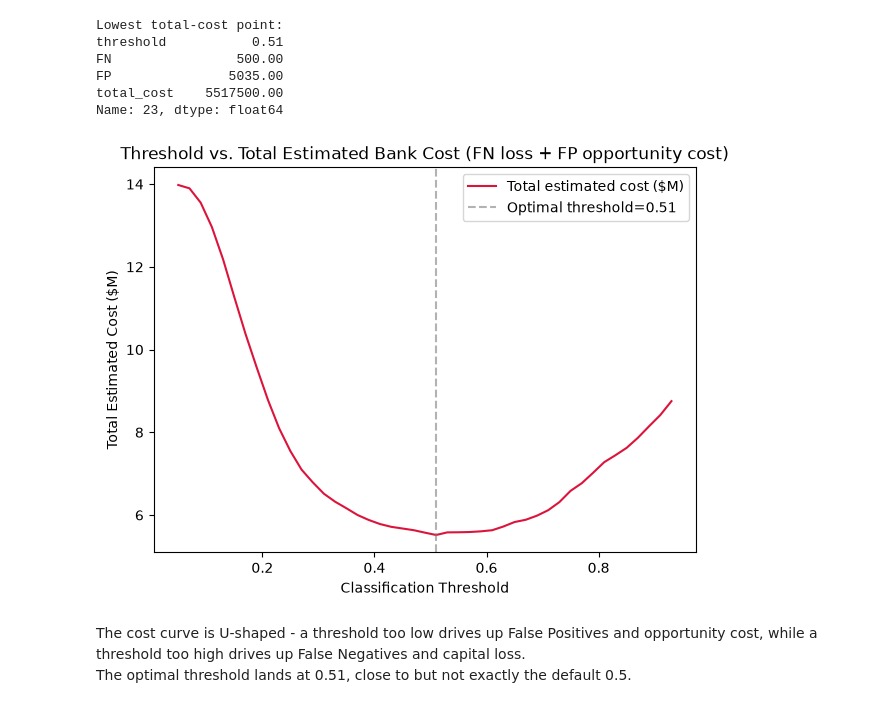
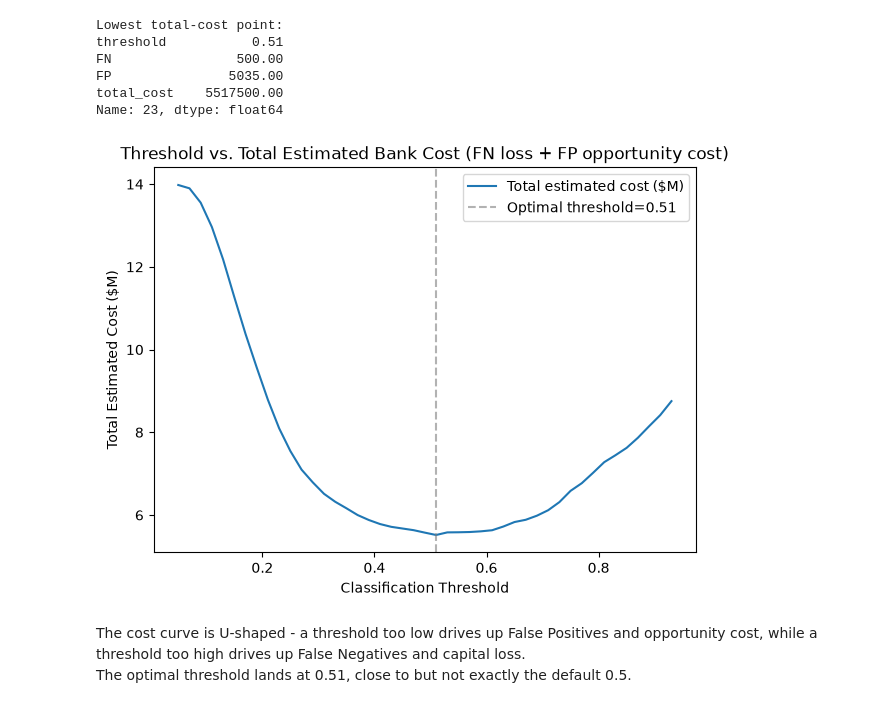
Before and after one commit to sushi1999/credit_risk_analysis, a Jupyter notebook: credit_risk_analysis0926.ipynb, the cells around one changed output. Saved outputs shown, nothing was run; the diff lists cells and outputs as text; code cells hidden in the pictures.

```diff
--- a/credit_risk_analysis0926.ipynb
+++ b/credit_risk_analysis0926.ipynb
@@ -391,16 +392,16 @@ total_cost    5517500.00
 Name: 23, dtype: float64
 # %%
 fig, ax1 = plt.subplots(figsize=(7, 5))
-ax1.plot(res_df["threshold"], res_df["total_cost"] / 1e6, color="crimson", label="Total estimated cost ($M)")
+ax1.plot(res_df["threshold"], res_df["total_cost"] / 1e6, label="Total estimated cost ($M)")
 ax1.axvline(best_row["threshold"], color="grey", linestyle="--", alpha=0.6,
             label=f"Optimal threshold={best_row['threshold']:.2f}")
 ax1.set_xlabel("Classification Threshold")
 ax1.set_ylabel("Total Estimated Cost ($M)")
 ax1.set_title("Threshold vs. Total Estimated Bank Cost (FN loss + FP opportunity cost)")
 ax1.legend()
 plt.show()
 # %% [output]
-[figure, old version]
+[figure, new version]
 # %% [markdown]
 The cost curve is U-shaped - a threshold too low drives up False Positives and opportunity cost, while a threshold too high drives up False Negatives and capital loss.
 The optimal threshold lands at 0.51, close to but not exactly the default 0.5.
```
Also changed, not shown: parts of 2 cells of this notebook.
